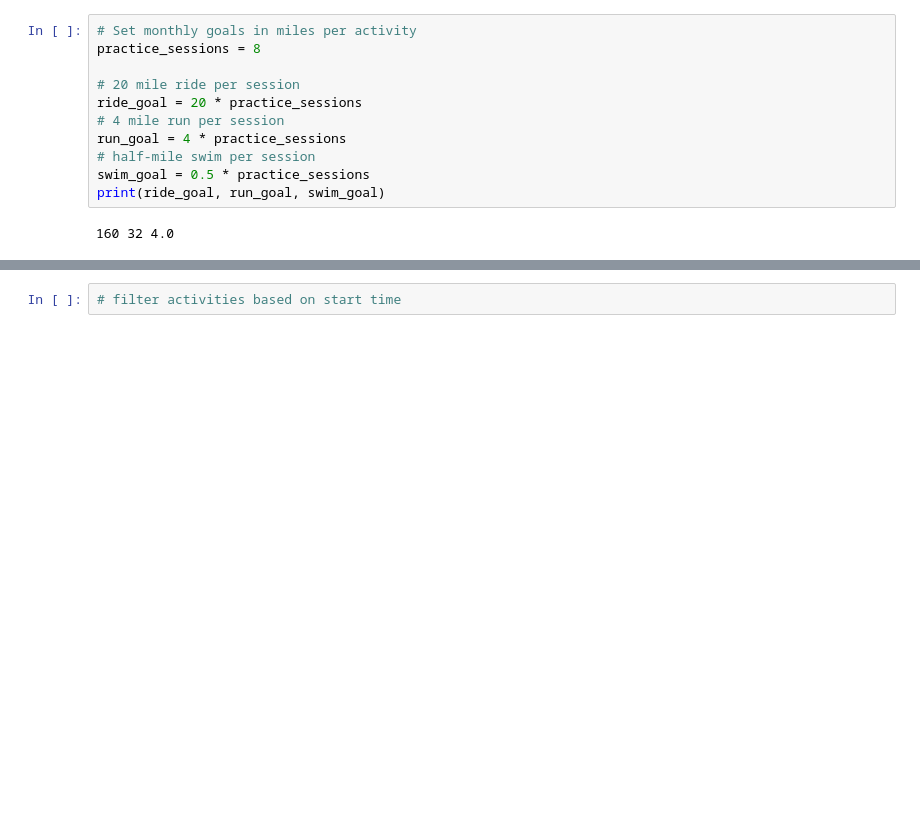
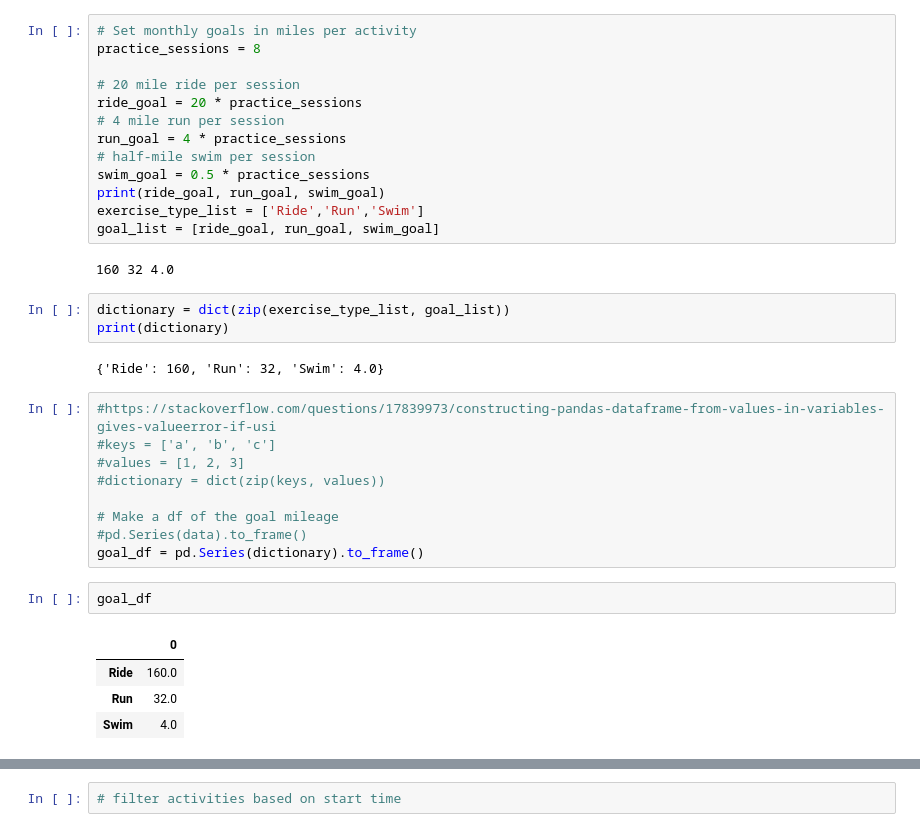
Before and after one commit to jimmyvluong/Strava_API_Fun, a Jupyter notebook: scripts/1_mileage_app.ipynb, the cells around one changed output, grey strips where cells are left out. Drawn from its saved outputs; the diff is of its cells as text; blank space fills up the shorter version.

Commit message:
update env.yml and mileage app

```diff
--- a/scripts/1_mileage_app.ipynb
+++ b/scripts/1_mileage_app.ipynb
@@ -185,8 +182,31 @@ run_goal = 4 * practice_sessions
 # half-mile swim per session
 swim_goal = 0.5 * practice_sessions
 print(ride_goal, run_goal, swim_goal)
+exercise_type_list = ['Ride','Run','Swim']
+goal_list = [ride_goal, run_goal, swim_goal]
 # %% [output]
 160 32 4.0
+# %%
+dictionary = dict(zip(exercise_type_list, goal_list))
+print(dictionary)
+# %% [output]
+{'Ride': 160, 'Run': 32, 'Swim': 4.0}
+# %%
+#https://stackoverflow.com/questions/17839973/constructing-pandas-dataframe-from-values-in-variables-gives-valueerror-if-usi
+#keys = ['a', 'b', 'c']
+#values = [1, 2, 3]
+#dictionary = dict(zip(keys, values))
+
+# Make a df of the goal mileage
+#pd.Series(data).to_frame()
+goal_df = pd.Series(dictionary).to_frame()
+# %%
+goal_df
+# %% [output]
+|  | 0 |
+| Ride | 160.0 |
+| Run | 32.0 |
+| Swim | 4.0 |
 # %%
 dif_ride_miles = ride_goal - miles_per_activity['distance'][0]
 dif_ride_miles
```
Also changed, not shown: parts of 11 cells of this notebook, 1 other file.
